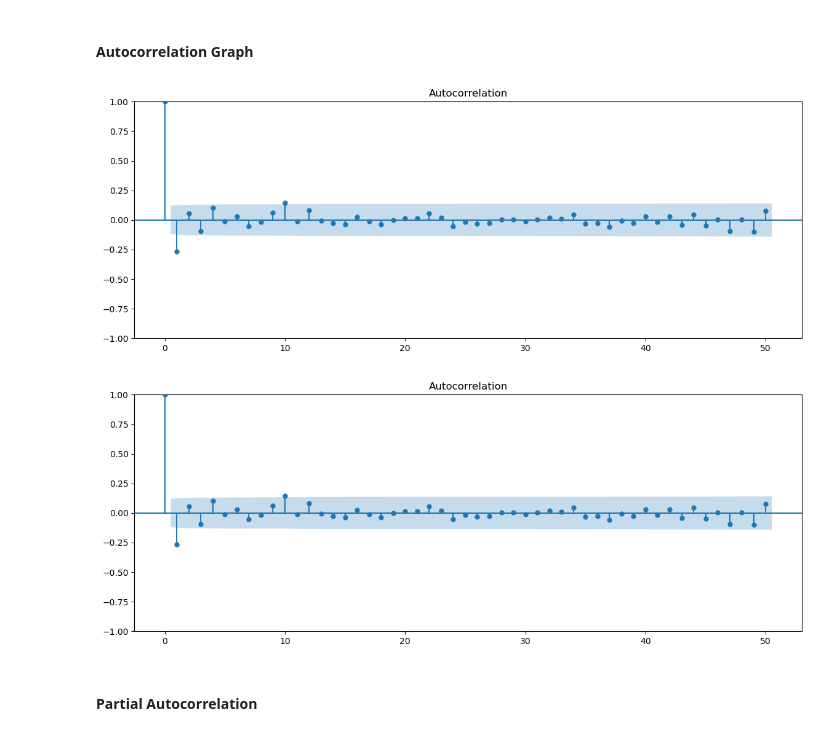
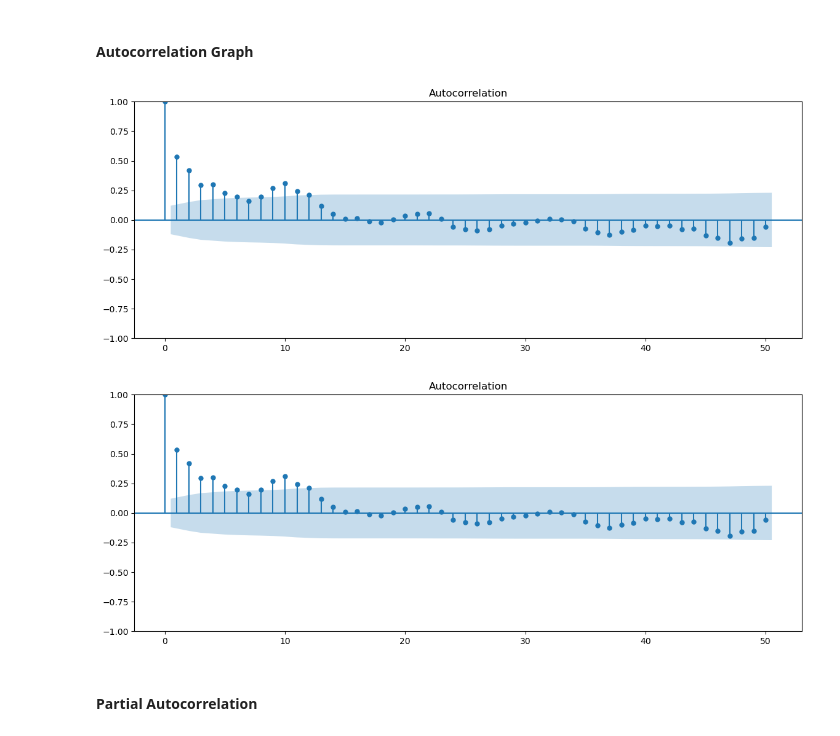
Before and after one commit to Kelvin-Rotich824/Phase_4_Project_Time_Series_Analysis, a Jupyter notebook: Phase 4 Project Notebook2.ipynb, the cells around one changed output. Drawn from its saved outputs; the diff is of its cells as text; code cells hidden in the pictures.

```diff
--- a/Phase 4 Project Notebook2.ipynb
+++ b/Phase 4 Project Notebook2.ipynb
@@ -614,3 +698,18 @@ Based on the plot and the p-value, we can see that our data is not stationary. T
 ### Preprocessing
 # %% [markdown]
 Previously, we saw that our data was not stationary and to meet the assumptions of the ARIMA model we need to make the data stationary
+# %%
+exp_rolling_mean = data3.ewm(halflife=2).mean()
+data3_minus_exp_roll_mean = data3 - exp_rolling_mean
+roll_mean2 = data3_minus_exp_roll_mean.rolling(window=12, center=False).mean()
+roll_std2 = data3_minus_exp_roll_mean.rolling(window=12, center=False).std()
+
+#Plot
+fig = plt.figure(figsize=(12,7))
+plt.plot(data3_minus_exp_roll_mean, color='blue', label='Original')
+plt.plot(roll_mean2, color='red', label='Rolling Mean')
+plt.plot(roll_std2, color='black', label='Rolling Standard Deviation')
+
+plt.legend(loc='best')
+plt.title('Rolling Statistics')
+plt.show(block=False);
@@ -617,6 +738,6 @@ Previously, we saw that our data was not stationary and to meet the assumptions
 # %%
 #We start with a differencing of one
-df_diff = data3.diff(periods=1).dropna()
+df_diff = data3_minus_exp_roll_mean.diff(periods=1).dropna()
 df_diff.head()
 # %% [output]
 |  | value |
@@ -727,10 +848,10 @@ Before creating our model we will plot the Autocorrelation and Partial Autocorre
 # %%
 # Plotting ACF
 rcParams['figure.figsize'] = 14, 5
-plot_acf(df_diff2, lags=50)
+plot_acf(df_diff, lags=50)
 # %% [output]
-[figure, old version]
+[figure, new version]
-[figure, old version]
+[figure, new version]
 # %% [markdown]
 #### Partial Autocorrelation
 # %%
```
Also changed, not shown: parts of 82 cells of this notebook, 3 other files.
